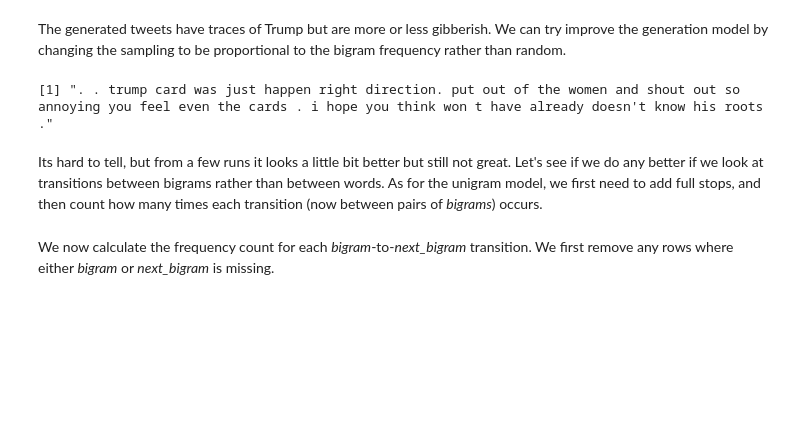
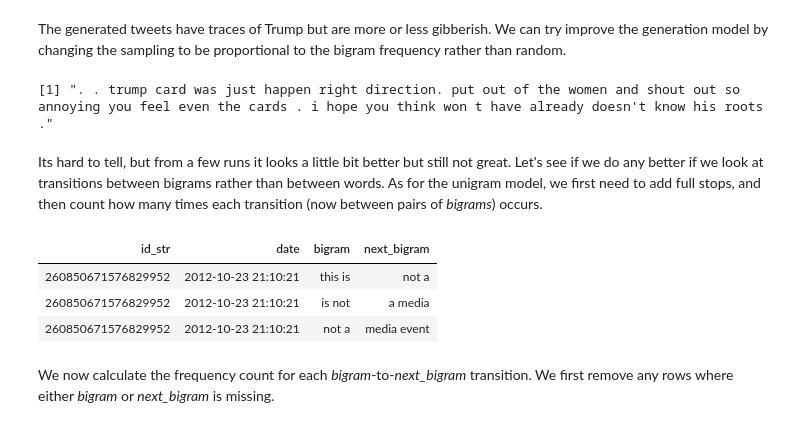
Before and after one commit to louwjlabuschagne/datasci-fi, a Jupyter notebook: lesson4-text-mining.ipynb, the cells around one changed output. Drawn from its saved outputs; the diff is of its cells as text; code cells hidden in the pictures; blank space fills up the shorter version.

```diff
--- a/lesson4-text-mining.ipynb
+++ b/lesson4-text-mining.ipynb
@@ -668,10 +697,16 @@ Its hard to tell, but from a few runs it looks a little bit better but still not
 # %%
 # we've already lagged unigrams with full stops before, use these to create lagged bigrams
 bigrams_wstop <- tidy_tweets_wstop %>%
     filter(!is.na(word)) %>% # don't want to unite with NAs
     filter(!is.na(next_word)) %>%
     unite(bigram, word, next_word, sep = " ") %>%
     mutate(next_bigram = lead(bigram,2))
+bigrams_wstop %>% head(3)
+# %% [output]
+| id_str | date | bigram | next_bigram |
+| 260850671576829952 | 2012-10-23 21:10:21 | this is | not a |
+| 260850671576829952 | 2012-10-23 21:10:21 | is not | a media |
+| 260850671576829952 | 2012-10-23 21:10:21 | not a | media event |
 # %% [markdown]
 We now calculate the frequency count for each *bigram*-to-*next_bigram* transition. We first remove any rows where either *bigram* or *next_bigram* is missing.
 # %%
```
Also changed, not shown: parts of 11 cells of this notebook, 1 other file.
